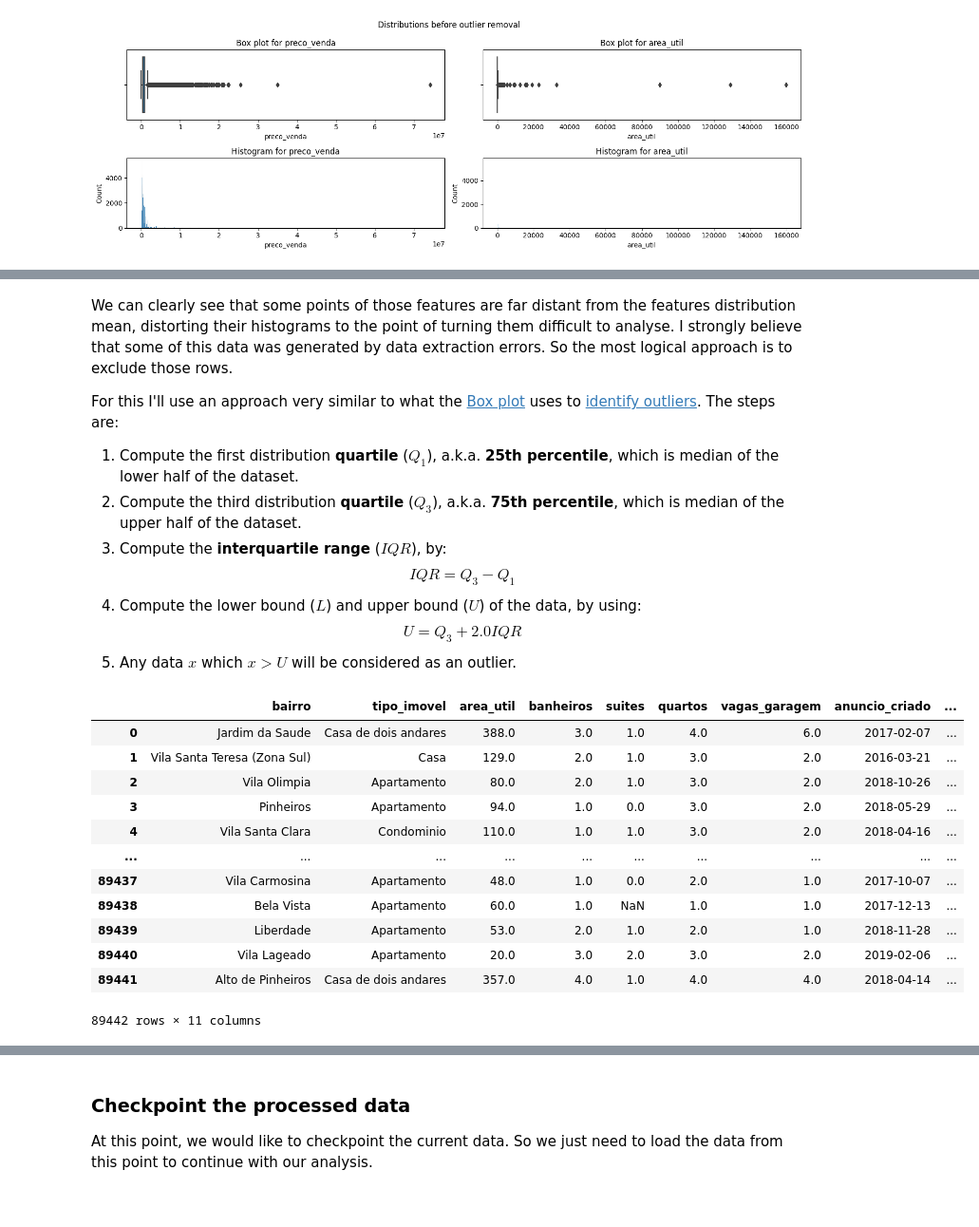
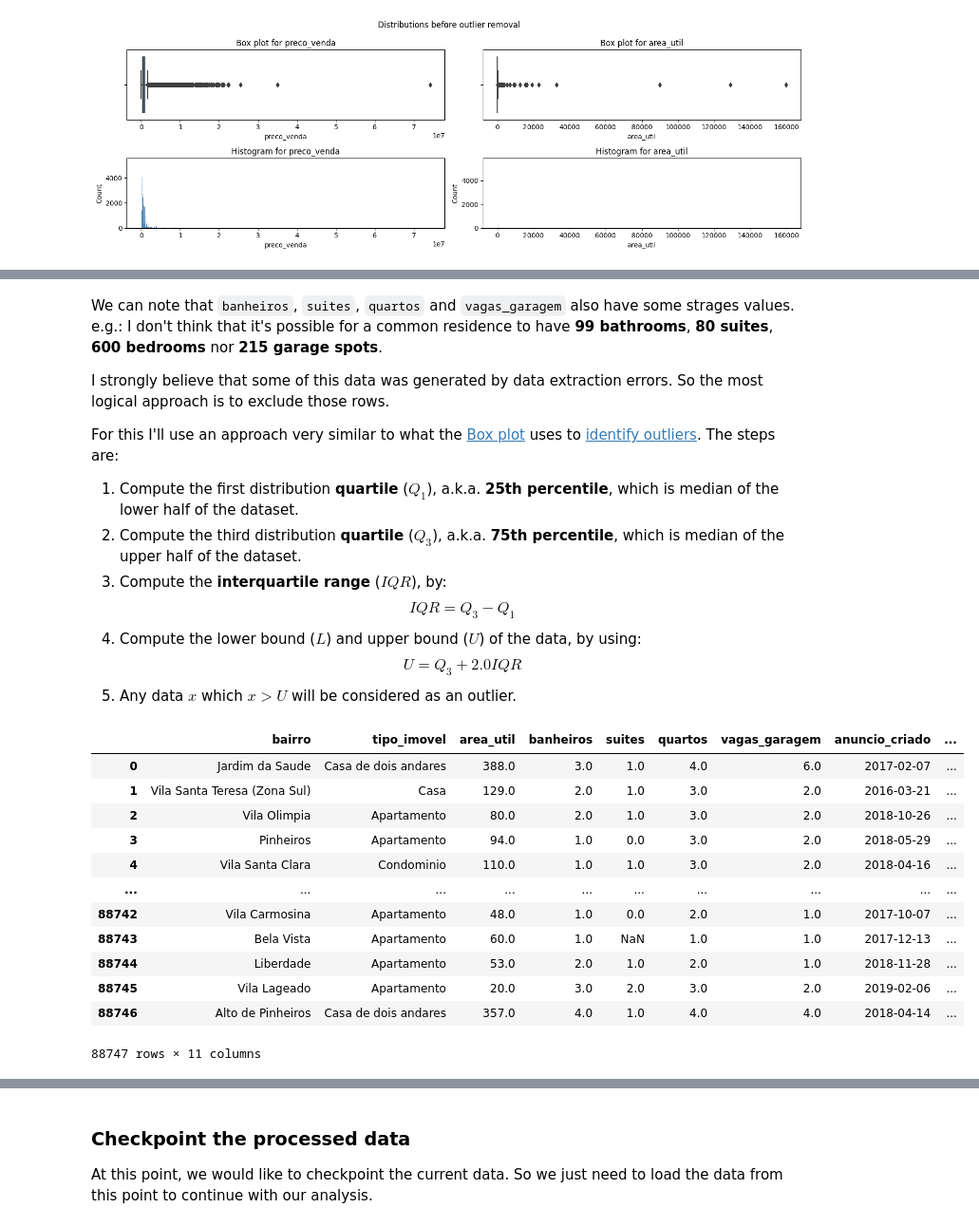
Before and after one commit to TheCamilovisk/HousePricePredictionApp, a Jupyter notebook: notebooks/01-initial-cleaning.ipynb, the cells around one changed output, grey strips where cells are left out. Shown at 95% size. Saved outputs shown, nothing was run; the diff lists cells and outputs as text; code cells hidden in the pictures.

```diff
--- a/notebooks/01-initial-cleaning.ipynb
+++ b/notebooks/01-initial-cleaning.ipynb
@@ -302,5 +318,7 @@ plt.tight_layout()
 # %% [markdown]
-We can clearly see that some points of those features are far distant from the features distribution mean, distorting their histograms to the point of turning them difficult to analyse. I strongly believe that some of this data was generated by data extraction errors. So the most logical approach is to exclude those rows.
+We can note that `banheiros`, `suites`, `quartos` and `vagas_garagem` also have some strages values. e.g.: I don't think that it's possible for a common residence to have **99 bathrooms**, **80 suites**, **600 bedrooms** nor **215 garage spots**.
+
+I strongly believe that some of this data was generated by data extraction errors. So the most logical approach is to exclude those rows.
 
 For this I'll use an approach very similar to what the [Box plot](https://en.wikipedia.org/wiki/Box_plot) uses to [identify outliers](https://en.wikipedia.org/wiki/Box_plot#:~:text=Another%20popular%20choice,star%2C%20etc..). The steps are:
 
@@ -318,32 +336,36 @@ $$
 # %%
 def detect_outlier(df: pd.DataFrame, col: str) -> pd.DataFrame:
     q1, q3 = df[col].quantile([0.25, 0.75])
     iqr = q3 - q1
 
     return df[col].apply(lambda v: v > (q3 + 2.0 * iqr))
 
 
 sp_house_prices = sp_house_prices[
     ~(
         detect_outlier(sp_house_prices, "preco_venda")
         | detect_outlier(sp_house_prices, "area_util")
+        | detect_outlier(sp_house_prices, "banheiros")
+        | detect_outlier(sp_house_prices, "quartos")
+        | detect_outlier(sp_house_prices, "suites")
+        | detect_outlier(sp_house_prices, "vagas_garagem")
     )
 ].reset_index(drop=True)
 sp_house_prices
 # %% [output]
 |  | bairro | tipo_imovel | area_util | banheiros | suites | quartos | vagas_garagem | anuncio_criado | ... |
 | 0 | Jardim da Saude | Casa de dois andares | 388.0 | 3.0 | 1.0 | 4.0 | 6.0 | 2017-02-07 | ... |
 | 1 | Vila Santa Teresa (Zona Sul) | Casa | 129.0 | 2.0 | 1.0 | 3.0 | 2.0 | 2016-03-21 | ... |
 | 2 | Vila Olimpia | Apartamento | 80.0 | 2.0 | 1.0 | 3.0 | 2.0 | 2018-10-26 | ... |
 | 3 | Pinheiros | Apartamento | 94.0 | 1.0 | 0.0 | 3.0 | 2.0 | 2018-05-29 | ... |
 | 4 | Vila Santa Clara | Condominio | 110.0 | 1.0 | 1.0 | 3.0 | 2.0 | 2018-04-16 | ... |
 | ... | ... | ... | ... | ... | ... | ... | ... | ... | ... |
-| 89437 | Vila Carmosina | Apartamento | 48.0 | 1.0 | 0.0 | 2.0 | 1.0 | 2017-10-07 | ... |
-| 89438 | Bela Vista | Apartamento | 60.0 | 1.0 | NaN | 1.0 | 1.0 | 2017-12-13 | ... |
-| 89439 | Liberdade | Apartamento | 53.0 | 2.0 | 1.0 | 2.0 | 1.0 | 2018-11-28 | ... |
-| 89440 | Vila Lageado | Apartamento | 20.0 | 3.0 | 2.0 | 3.0 | 2.0 | 2019-02-06 | ... |
-| 89441 | Alto de Pinheiros | Casa de dois andares | 357.0 | 4.0 | 1.0 | 4.0 | 4.0 | 2018-04-14 | ... |
+| 88742 | Vila Carmosina | Apartamento | 48.0 | 1.0 | 0.0 | 2.0 | 1.0 | 2017-10-07 | ... |
+| 88743 | Bela Vista | Apartamento | 60.0 | 1.0 | NaN | 1.0 | 1.0 | 2017-12-13 | ... |
+| 88744 | Liberdade | Apartamento | 53.0 | 2.0 | 1.0 | 2.0 | 1.0 | 2018-11-28 | ... |
+| 88745 | Vila Lageado | Apartamento | 20.0 | 3.0 | 2.0 | 3.0 | 2.0 | 2019-02-06 | ... |
+| 88746 | Alto de Pinheiros | Casa de dois andares | 357.0 | 4.0 | 1.0 | 4.0 | 4.0 | 2018-04-14 | ... |
-89442 rows × 11 columns
+88747 rows × 11 columns
 # %%
 fig, ((ax1, ax2), (ax3, ax4)) = plt.subplots(nrows=2, ncols=2, figsize=(15, 5))
 
```
Also changed, not shown: parts of 5 cells of this notebook.
